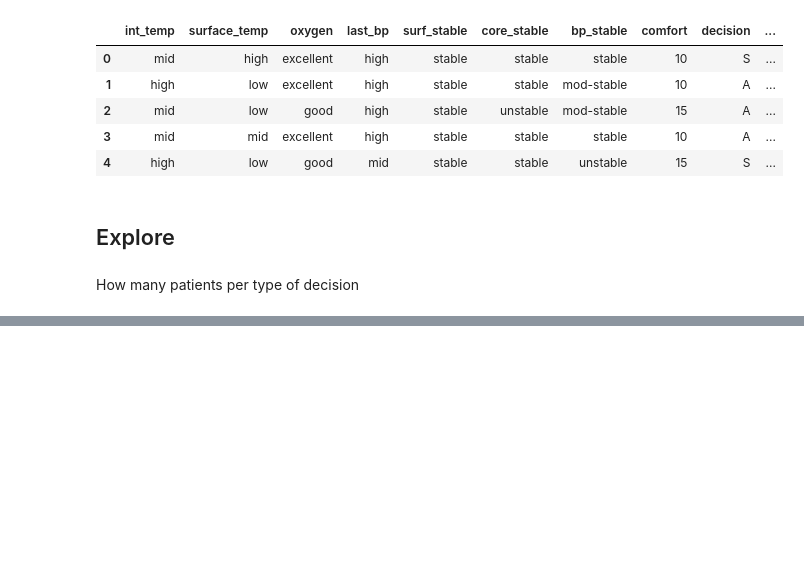
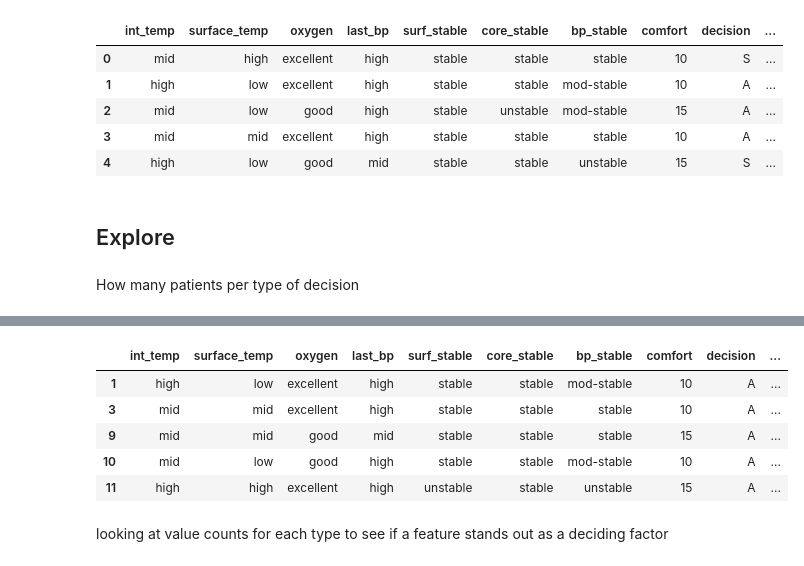
Before and after one commit to ksanmiguel10/projects, a Jupyter notebook: post_operative/post_op_acquire_prep.ipynb, the cells around one changed output, grey strips where cells are left out. Drawn from its saved outputs; the diff is of its cells as text; code cells hidden in the pictures; blank space fills up the shorter version.

```diff
--- a/post_operative/post_op_acquire_prep.ipynb
+++ b/post_operative/post_op_acquire_prep.ipynb
@@ -109,0 +126,11 @@ print(general.decision.count())
+# %%
+general.head()
+# %% [output]
+|  | int_temp | surface_temp | oxygen | last_bp | surf_stable | core_stable | bp_stable | comfort | decision | ... |
+| 1 | high | low | excellent | high | stable | stable | mod-stable | 10 | A | ... |
+| 3 | mid | mid | excellent | high | stable | stable | stable | 10 | A | ... |
+| 9 | mid | mid | good | mid | stable | stable | stable | 15 | A | ... |
+| 10 | mid | low | good | high | stable | stable | mod-stable | 10 | A | ... |
+| 11 | high | high | excellent | high | unstable | stable | unstable | 15 | A | ... |
+# %% [markdown]
+looking at value counts for each type to see if a feature stands out as a deciding factor
```
Also changed, not shown: parts of 8 cells of this notebook.
